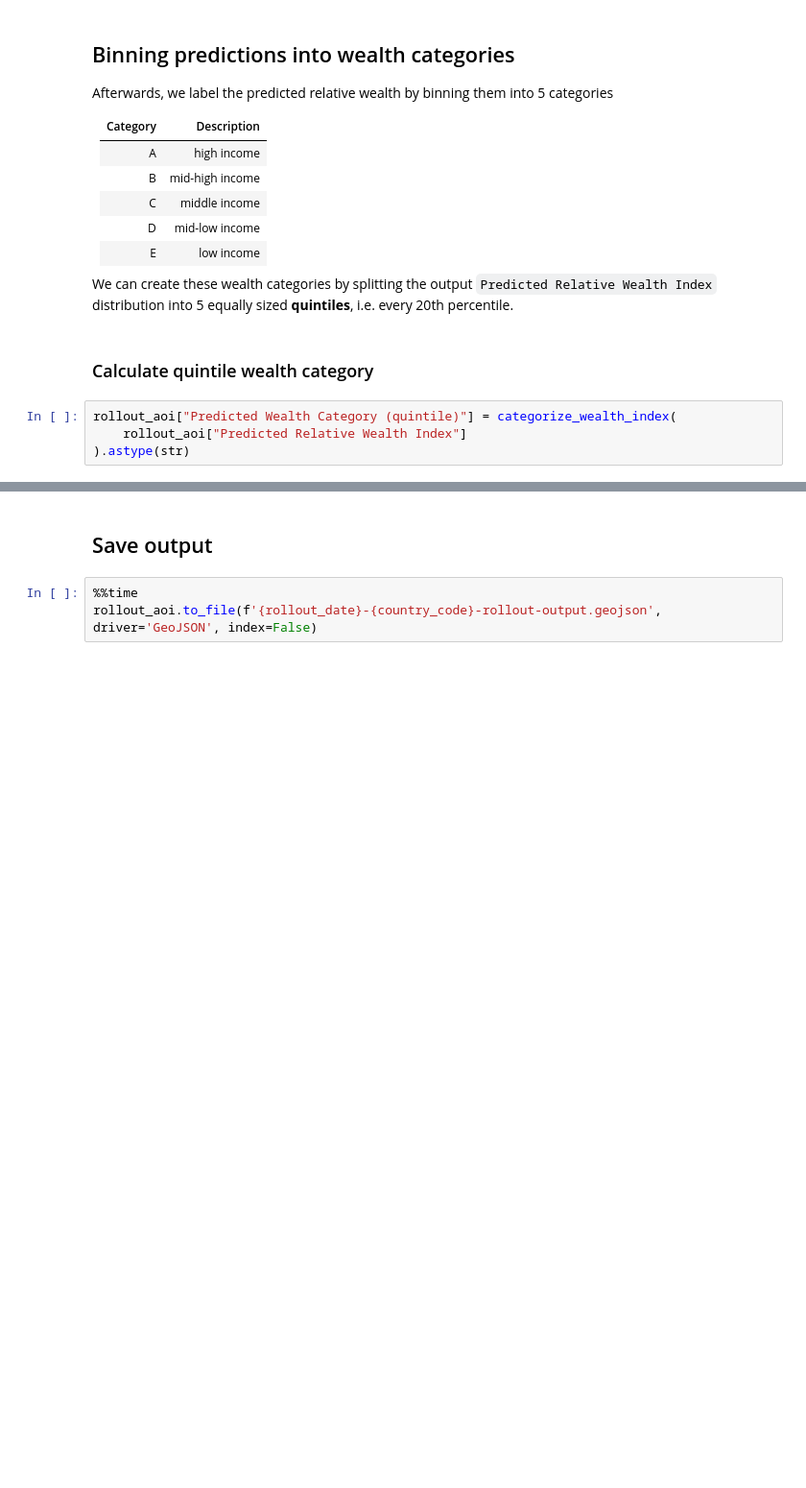
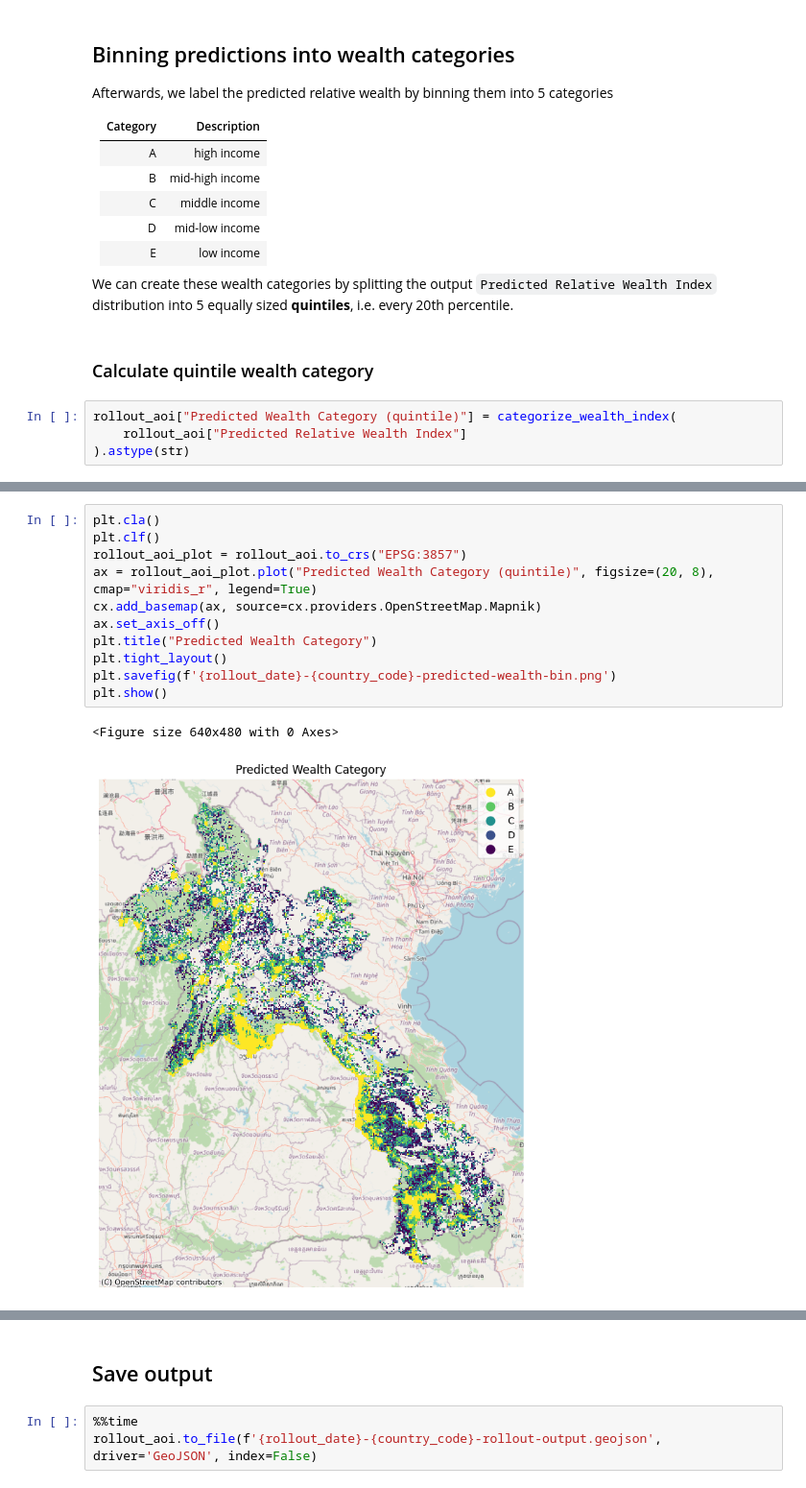
Before and after one commit to thinkingmachines/unicef-ai4d-poverty-mapping, a Jupyter notebook: notebooks/2023-02-21-cross-country-rollouts/la/3_la_rollout_model.ipynb, the cells around one changed output, grey strips where cells are left out. Shown at 96% size. Drawn from its saved outputs; the diff is of its cells as text; blank space fills up the shorter version.

```diff
--- a/notebooks/2023-02-21-cross-country-rollouts/la/3_la_rollout_model.ipynb
+++ b/notebooks/2023-02-21-cross-country-rollouts/la/3_la_rollout_model.ipynb
@@ -215,0 +219,14 @@ The Predicted Relative Wealth Index categories map should look like this
+# %%
+plt.cla()
+plt.clf()
+rollout_aoi_plot = rollout_aoi.to_crs("EPSG:3857")
+ax = rollout_aoi_plot.plot("Predicted Wealth Category (quintile)", figsize=(20, 8), cmap="viridis_r", legend=True)
+cx.add_basemap(ax, source=cx.providers.OpenStreetMap.Mapnik)
+ax.set_axis_off()
+plt.title("Predicted Wealth Category")
+plt.tight_layout()
+plt.savefig(f'{rollout_date}-{country_code}-predicted-wealth-bin.png')
+plt.show()
+# %% [output]
+<Figure size 640x480 with 0 Axes>
+[figure, added]
```
Also changed, not shown: parts of 11 cells of this notebook, 11 other files.
